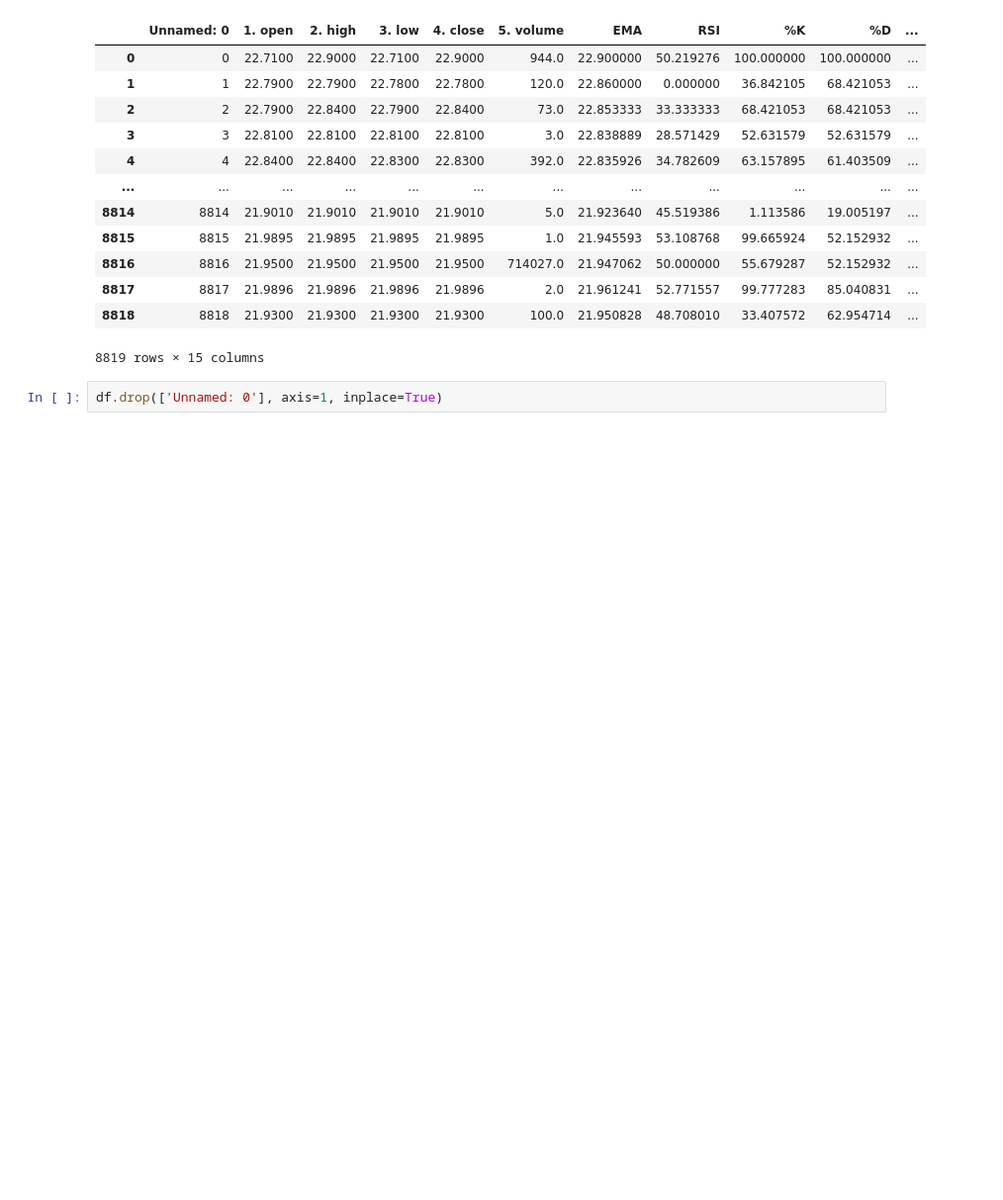
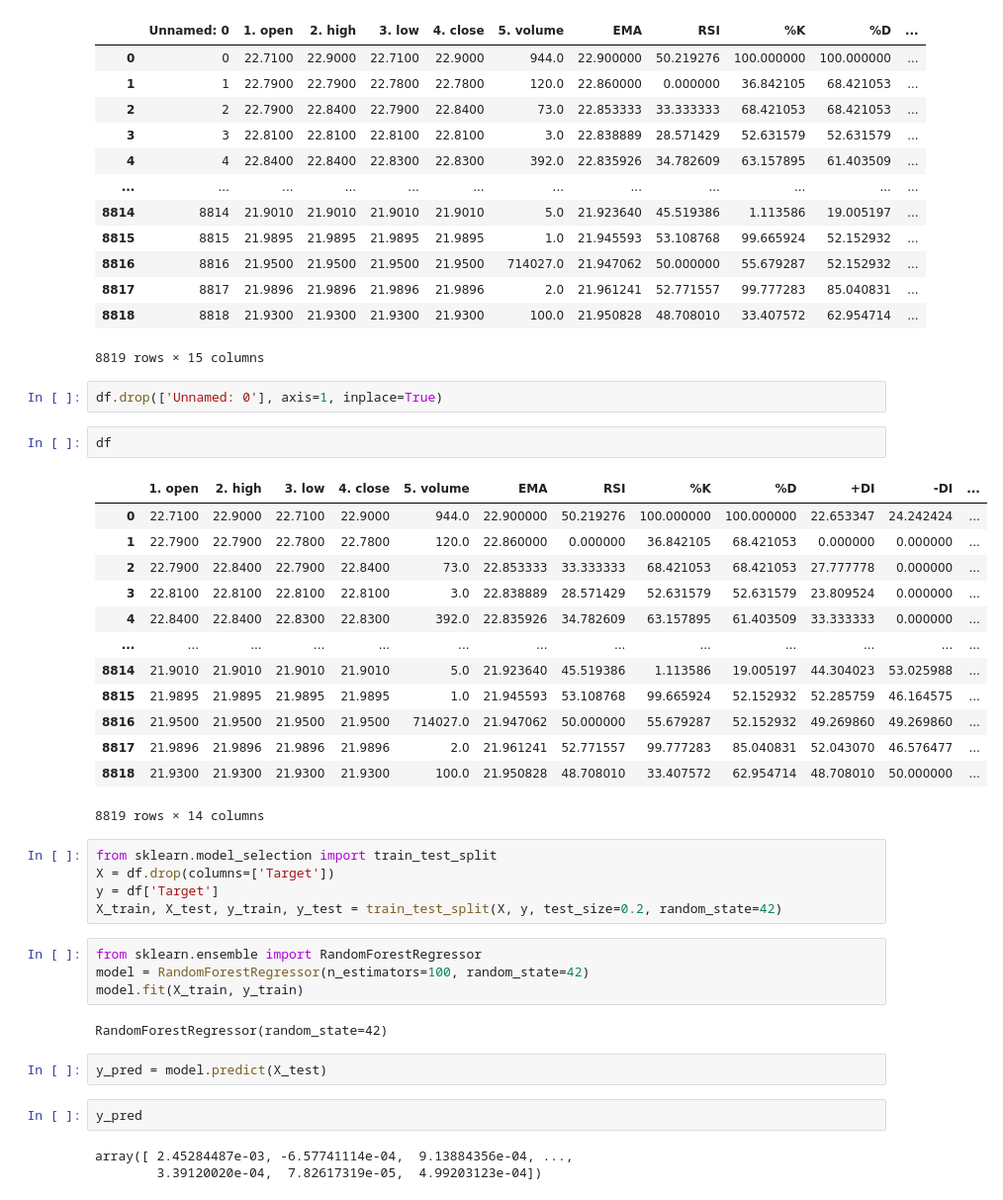
Before and after one commit to KULTHEOM/DOT-SLASH-, a Jupyter notebook: train.ipynb, the cells around one changed output. Shown: that part at 99% size. Cells and saved outputs as stored; diff of their text form; blank space fills up the shorter version.

```diff
--- a/train.ipynb
+++ b/train.ipynb
@@ -23,3 +23,37 @@ df
 8819 rows × 15 columns
 # %%
 df.drop(['Unnamed: 0'], axis=1, inplace=True)
+# %%
+df
+# %% [output]
+|  | 1. open | 2. high | 3. low | 4. close | 5. volume | EMA | RSI | %K | %D | +DI | -DI | ... |
+| 0 | 22.7100 | 22.9000 | 22.7100 | 22.9000 | 944.0 | 22.900000 | 50.219276 | 100.000000 | 100.000000 | 22.653347 | 24.242424 | ... |
+| 1 | 22.7900 | 22.7900 | 22.7800 | 22.7800 | 120.0 | 22.860000 | 0.000000 | 36.842105 | 68.421053 | 0.000000 | 0.000000 | ... |
+| 2 | 22.7900 | 22.8400 | 22.7900 | 22.8400 | 73.0 | 22.853333 | 33.333333 | 68.421053 | 68.421053 | 27.777778 | 0.000000 | ... |
+| 3 | 22.8100 | 22.8100 | 22.8100 | 22.8100 | 3.0 | 22.838889 | 28.571429 | 52.631579 | 52.631579 | 23.809524 | 0.000000 | ... |
+| 4 | 22.8400 | 22.8400 | 22.8300 | 22.8300 | 392.0 | 22.835926 | 34.782609 | 63.157895 | 61.403509 | 33.333333 | 0.000000 | ... |
+| ... | ... | ... | ... | ... | ... | ... | ... | ... | ... | ... | ... | ... |
+| 8814 | 21.9010 | 21.9010 | 21.9010 | 21.9010 | 5.0 | 21.923640 | 45.519386 | 1.113586 | 19.005197 | 44.304023 | 53.025988 | ... |
+| 8815 | 21.9895 | 21.9895 | 21.9895 | 21.9895 | 1.0 | 21.945593 | 53.108768 | 99.665924 | 52.152932 | 52.285759 | 46.164575 | ... |
+| 8816 | 21.9500 | 21.9500 | 21.9500 | 21.9500 | 714027.0 | 21.947062 | 50.000000 | 55.679287 | 52.152932 | 49.269860 | 49.269860 | ... |
+| 8817 | 21.9896 | 21.9896 | 21.9896 | 21.9896 | 2.0 | 21.961241 | 52.771557 | 99.777283 | 85.040831 | 52.043070 | 46.576477 | ... |
+| 8818 | 21.9300 | 21.9300 | 21.9300 | 21.9300 | 100.0 | 21.950828 | 48.708010 | 33.407572 | 62.954714 | 48.708010 | 50.000000 | ... |
+8819 rows × 14 columns
+# %%
+from sklearn.model_selection import train_test_split
+X = df.drop(columns=['Target'])
+y = df['Target']
+X_train, X_test, y_train, y_test = train_test_split(X, y, test_size=0.2, random_state=42)
+# %%
+from sklearn.ensemble import RandomForestRegressor
+model = RandomForestRegressor(n_estimators=100, random_state=42)
+model.fit(X_train, y_train)
+# %% [output]
+RandomForestRegressor(random_state=42)
+# %%
+y_pred = model.predict(X_test)
+# %%
+y_pred
+# %% [output]
+array([ 2.45284487e-03, -6.57741114e-04,  9.13884356e-04, ...,
+        3.39120020e-04,  7.82617319e-05,  4.99203123e-04])
```
Also changed, not shown: parts of 1 cell of this notebook, 3 other files.
